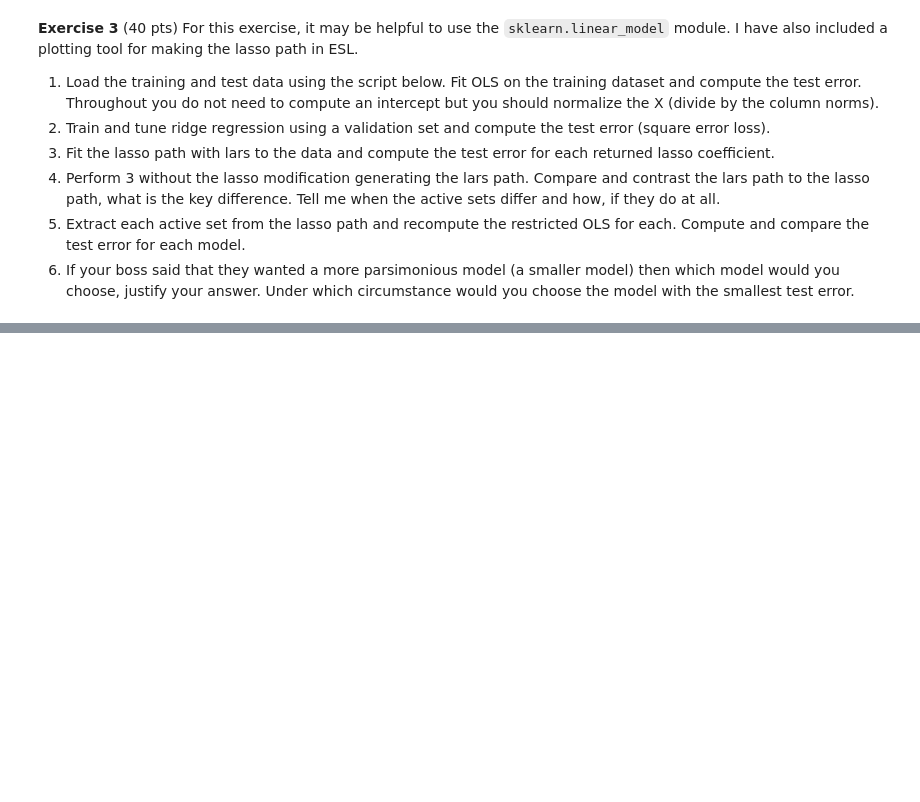
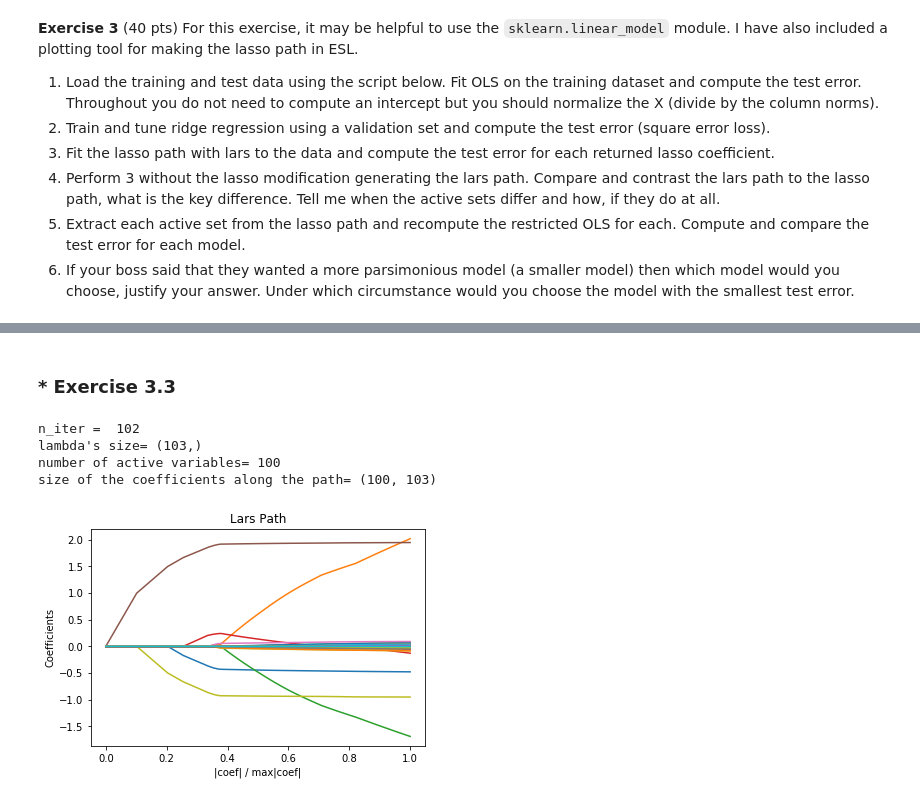
Before and after one commit to kvali7/Stat-ML-Playground, a Jupyter notebook: hw2/hw2.ipynb, the cells around one changed output, grey strips where cells are left out. Cells and saved outputs as stored; diff of their text form; code cells hidden in the pictures; blank space fills up the shorter version.

```diff
--- a/hw2/hw2.ipynb
+++ b/hw2/hw2.ipynb
@@ -97,0 +255,17 @@ with open('hw2.data','rb') as f:
+# %% [markdown]
+### * Exercise 3.3
+# %%
+[lambdas, active, coefsLASSO, n_iter]=lars_path(X=X_tr_std, y=y_tr, method= 'lasso',verbose=0, return_n_iter=True)
+
+print("n_iter = " ,n_iter)
+print("lambda's size=" , lambdas.shape)
+print ("number of active variables=", len(active))
+print("size of the coefficients along the path=",coefsLASSO.shape)
+
+plot_lars(coefsLASSO, lines=False, title="Lars Path")
+# %% [output]
+n_iter =  102
+lambda's size= (103,)
+number of active variables= 100
+size of the coefficients along the path= (100, 103)
+[figure, added]
```
Also changed, not shown: parts of 34 cells of this notebook.
